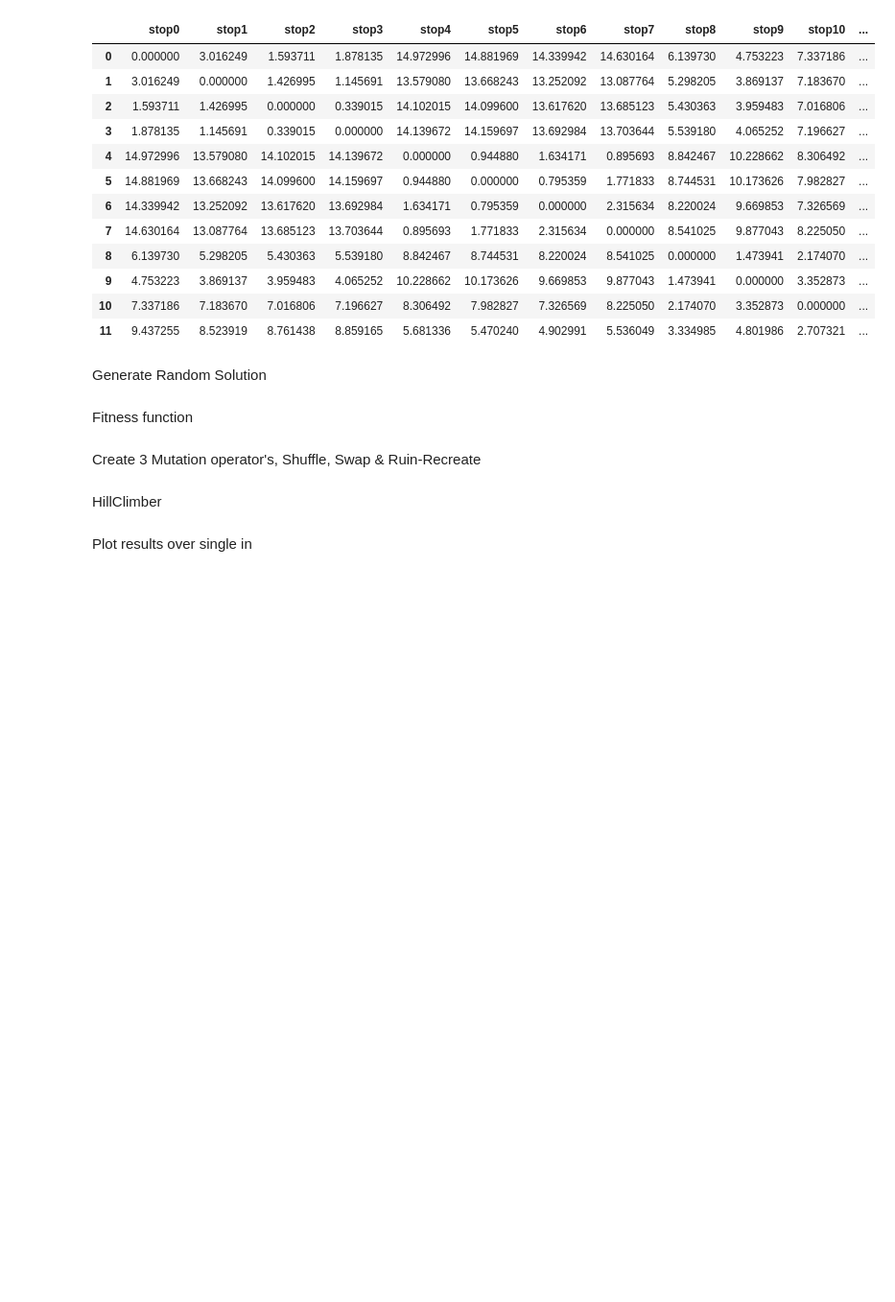
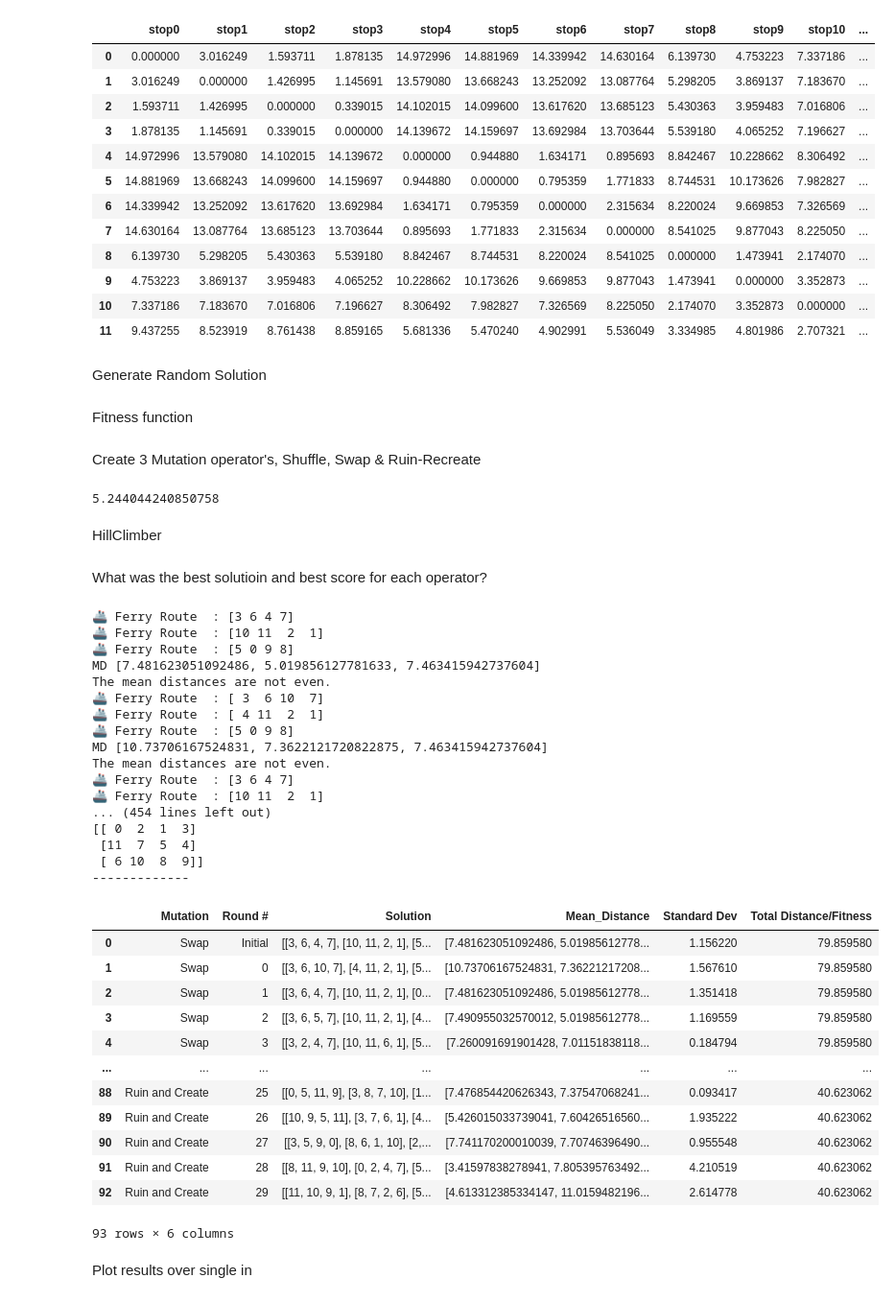
Before and after one commit to ricky11/COMP2002-AI, a Jupyter notebook: 1.1 Data Prep/Assessment2-PART2-Optimisation.ipynb, the cells around one changed output. Shown at 96% size. Cells and saved outputs as stored; diff of their text form; code cells hidden in the pictures; blank space fills up the shorter version.

```diff
--- a/1.1 Data Prep/Assessment2-PART2-Optimisation.ipynb
+++ b/1.1 Data Prep/Assessment2-PART2-Optimisation.ipynb
@@ -2,6 +2,7 @@
 import pandas as pd
 import matplotlib.pyplot as plt
 import numpy as np
+pd.set_option('display.max_colwidth', 100) #Sets max coloumn with for displaying dataframes
 
 stops_cols = ["Longitude", "Latitude"]
 stops = pd.read_csv('stops.csv',names=stops_cols)
@@ -127,6 +168,8 @@ def test_fitness(routes):
 # %% [markdown]
 Create 3 Mutation operator's, Shuffle, Swap & Ruin-Recreate
 # %%
+import copy #For deep copy 2d arrays
+
 class InvalidRouteNumberError(Exception):
     pass
 
@@ -135,24 +178,17 @@ class Mutation_Operators():
         pass
 
     def shuffle(self,solution):
-        child = solution.copy()
+        child = copy.deepcopy(solution)
         random_group = np.random.randint(0,len(child))
         np.random.shuffle(child[random_group])
         return child
 
 
     def swap(self,solution): # Pick two random stops and exchange their locations within the three routes+
-        child = solution.copy()
-        # print(child)
-        # swap_two_stop_random = random.sample(child,2)
+        child = copy.deepcopy(solution)
         idx1, idx2 = np.random.choice(len(stops), 2, replace=False)
-        # print(idx1)
-        # print(idx2)
         loc1 = np.argwhere(child == idx1).flatten()
         loc2 = np.argwhere(child == idx2).flatten()
-        # print(loc1)
-        # print(loc2)
-        # generate.get_routes[tuple(loc1)], generate.get_routes[tuple(loc2)] = generate.get_routes[tuple(loc2)], generate.get_routes[tuple(loc1)]
         child[tuple(loc1)], child[tuple(loc2)] = child[tuple(loc2)],child[tuple(loc1)]
         return child
 
@@ -174,6 +210,12 @@ try:
     # mo.shuffle(generate.get_routes)
 except InvalidRouteNumberError as e:
     print(e)
+# %%
+group_distances = [1,2,3,14]
+group_std_deviation = np.std(group_distances)
+print(group_std_deviation)
+# %% [output]
+5.244044240850758
 # %% [markdown]
 HillClimber
 # %%
@@ -230,3 +274,45 @@ def hill_climber(operatorIterations):
+# %% [markdown]
+What was the best solutioin and best score for each operator?
+# %%
+fit,best_overall = hill_climber(30)
+# print(best_overall)
+
+column_headings = ["Mutation", "Round #", "Solution","Mean_Distance" ,"Standard Dev", "Total Distance/Fitness"]
+dataframe = pd.DataFrame(fit,columns=column_headings)
+# dataframe.style.format("{:.6f}")
+dataframe
+# print(best_overall)
+# %% [output]
+🚢 Ferry Route  : [3 6 4 7]
+🚢 Ferry Route  : [10 11  2  1]
+🚢 Ferry Route  : [5 0 9 8]
+MD [7.481623051092486, 5.019856127781633, 7.463415942737604]
+The mean distances are not even.
+🚢 Ferry Route  : [ 3  6 10  7]
+🚢 Ferry Route  : [ 4 11  2  1]
+🚢 Ferry Route  : [5 0 9 8]
+MD [10.73706167524831, 7.3622121720822875, 7.463415942737604]
+The mean distances are not even.
+🚢 Ferry Route  : [3 6 4 7]
+🚢 Ferry Route  : [10 11  2  1]
+... (454 lines left out)
+[[ 0  2  1  3]
+ [11  7  5  4]
+ [ 6 10  8  9]]
+-------------
+|  | Mutation | Round # | Solution | Mean_Distance | Standard Dev | Total Distance/Fitness |
+| 0 | Swap | Initial | [[3, 6, 4, 7], [10, 11, 2, 1], [5... | [7.481623051092486, 5.01985612778... | 1.156220 | 79.859580 |
+| 1 | Swap | 0 | [[3, 6, 10, 7], [4, 11, 2, 1], [5... | [10.73706167524831, 7.36221217208... | 1.567610 | 79.859580 |
+| 2 | Swap | 1 | [[3, 6, 4, 7], [10, 11, 2, 1], [0... | [7.481623051092486, 5.01985612778... | 1.351418 | 79.859580 |
+| 3 | Swap | 2 | [[3, 6, 5, 7], [10, 11, 2, 1], [4... | [7.490955032570012, 5.01985612778... | 1.169559 | 79.859580 |
+| 4 | Swap | 3 | [[3, 2, 4, 7], [10, 11, 6, 1], [5... | [7.260091691901428, 7.01151838118... | 0.184794 | 79.859580 |
+| ... | ... | ... | ... | ... | ... | ... |
+| 88 | Ruin and Create | 25 | [[0, 5, 11, 9], [3, 8, 7, 10], [1... | [7.476854420626343, 7.37547068241... | 0.093417 | 40.623062 |
+| 89 | Ruin and Create | 26 | [[10, 9, 5, 11], [3, 7, 6, 1], [4... | [5.426015033739041, 7.60426516560... | 1.935222 | 40.623062 |
+| 90 | Ruin and Create | 27 | [[3, 5, 9, 0], [8, 6, 1, 10], [2,... | [7.741170200010039, 7.70746396490... | 0.955548 | 40.623062 |
+| 91 | Ruin and Create | 28 | [[8, 11, 9, 10], [0, 2, 4, 7], [5... | [3.41597838278941, 7.805395763492... | 4.210519 | 40.623062 |
+| 92 | Ruin and Create | 29 | [[11, 10, 9, 1], [8, 7, 2, 6], [5... | [4.613312385334147, 11.0159482196... | 2.614778 | 40.623062 |
+93 rows × 6 columns
 # %%
 mo = Mutation_Operators() #Instantiate the class
 fit = []
```
Also changed, not shown: parts of 4 cells of this notebook.
